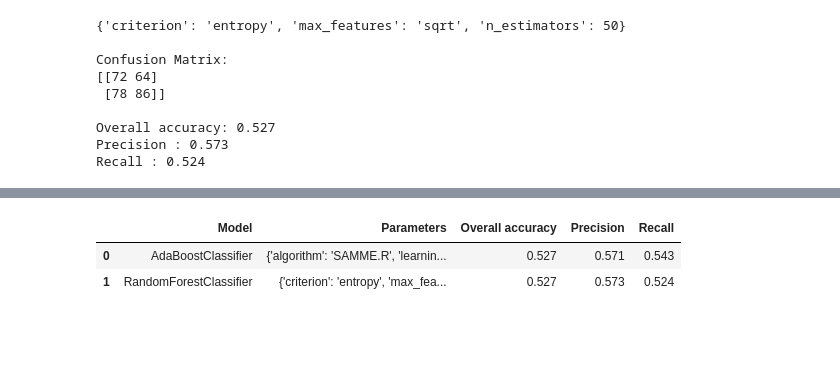
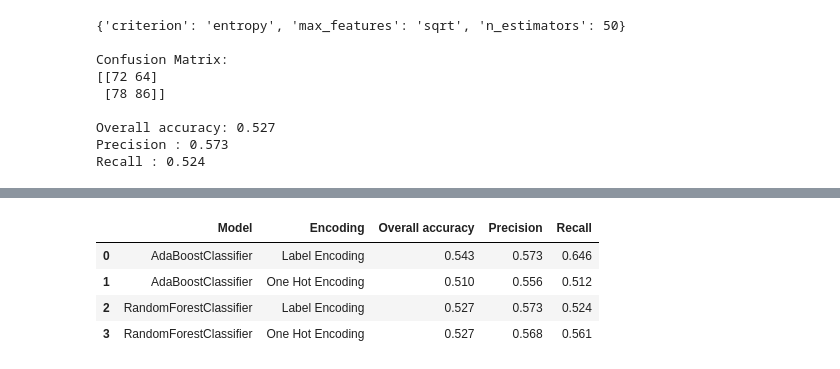
Before and after one commit to waitasecant/CMI-HW, a Jupyter notebook: DMML/Assignment 1/task1.ipynb, the cells around one changed output, grey strips where cells are left out. Drawn from its saved outputs; the diff is of its cells as text; code cells hidden in the pictures; blank space fills up the shorter version.

```diff
--- a/DMML/Assignment 1/task1.ipynb
+++ b/DMML/Assignment 1/task1.ipynb
@@ -65,0 +67,8 @@ df.head()
+# %%
+# One Hot Encoding the values to these columns
+temp = df.copy()
+ohe = OneHotEncoder(sparse_output=False)
+X_ohe = ohe.fit_transform(temp.loc[:,['Gender', 'PromotionResponse', 'EmailOptIn']])
+X_ohe = pd.DataFrame(data = X_ohe, columns=ohe.get_feature_names_out())
+df_ohe = pd.concat([X_ohe, temp.iloc[:,[0,2,3,4,5,6,7,8,9,10,13]]] , axis = 1)
+df_ohe.head()
@@ -66,6 +82,9 @@ df.head()
 # %%
 # Splitting data into train and test
-X_train, X_test, y_train, y_test = train_test_split(
-    df.iloc[:,:-1], df.iloc[:,-1], test_size=0.3, random_state = 680)
+X_train_le, X_test_le, y_train_le, y_test_le = train_test_split(
+    df_le.iloc[:,:-1], df_le.iloc[:,-1], test_size=0.3, random_state = 680)
+
+X_train_ohe, X_test_ohe, y_train_ohe, y_test_ohe = train_test_split(
+    df_ohe.iloc[:,:-1], df_ohe.iloc[:,-1], test_size=0.3, random_state = 680)
 # %% [markdown]
 #### Ada Boost Classifier
@@ -140,0 +205,22 @@ data = [['AdaBoostClassifier', newclf1.best_params_, accuracy1, precision1, reca
+# %%
+# GridSearch Random Forest Model
+# TN is {0,0}, FN is {1,0}, TP {1,1} and FP {0,1}
+
+clf2_ohe = RandomForestClassifier(random_state = 680)
+params = {
+    'n_estimators':[50,100,200,500],
+    'criterion':['gini', 'entropy', 'log_loss'],
+    'max_features':['sqrt', 'log2', None]
+}
+newclf2_ohe = GridSearchCV(clf2_ohe, params, cv=5, n_jobs=-1)
+newclf2_ohe.fit(X_train_ohe, y_train_ohe)
+y_pred_ohe = newclf2_ohe.predict(X_test_ohe)
+newconfmat_ohe = confusion_matrix(y_test_ohe, y_pred_ohe)
+print(newclf2_ohe.best_params_,'\n')
+print(f'Confusion Matrix:\n{newconfmat_ohe}\n')
+
+tn, fp, fn, tp = newconfmat_ohe.ravel()
+precision2_ohe = round(tp/(tp+fp),3)
+recall2_ohe = round(tp/(tp+fn),3)
+accuracy2_ohe= round((tp+tn)/(tp+tn+fp+fn),3)
+print(f'Overall accuracy: {accuracy2_ohe}\nPrecision : {precision2_ohe}\nRecall : {recall2_ohe}')
@@ -141,7 +237,14 @@ data = [['AdaBoostClassifier', newclf1.best_params_, accuracy1, precision1, reca
+# %%
+data = [['AdaBoostClassifier', 'Label Encoding', accuracy1_le, precision1_le, recall1_le],
+        ['AdaBoostClassifier', 'One Hot Encoding', accuracy1_ohe, precision1_ohe, recall1_ohe],
+        ['RandomForestClassifier', 'Label Encoding', accuracy2_le, precision2_le, recall2_le],
+        ['RandomForestClassifier', 'One Hot Encoding', accuracy2_ohe, precision2_ohe, recall2_ohe]]
 # %%
-report = pd.DataFrame(data, columns= ['Model', 'Parameters', 'Overall accuracy', 'Precision', 'Recall'])
+report = pd.DataFrame(data, columns= ['Model', 'Encoding', 'Overall accuracy', 'Precision', 'Recall'])
 report
 # %% [output]
-|  | Model | Parameters | Overall accuracy | Precision | Recall |
-| 0 | AdaBoostClassifier | {'algorithm': 'SAMME.R', 'learnin... | 0.527 | 0.571 | 0.543 |
-| 1 | RandomForestClassifier | {'criterion': 'entropy', 'max_fea... | 0.527 | 0.573 | 0.524 |
+|  | Model | Encoding | Overall accuracy | Precision | Recall |
+| 0 | AdaBoostClassifier | Label Encoding | 0.543 | 0.573 | 0.646 |
+| 1 | AdaBoostClassifier | One Hot Encoding | 0.510 | 0.556 | 0.512 |
+| 2 | RandomForestClassifier | Label Encoding | 0.527 | 0.573 | 0.524 |
+| 3 | RandomForestClassifier | One Hot Encoding | 0.527 | 0.568 | 0.561 |
```
Also changed, not shown: parts of 15 cells of this notebook, 2 other files.
